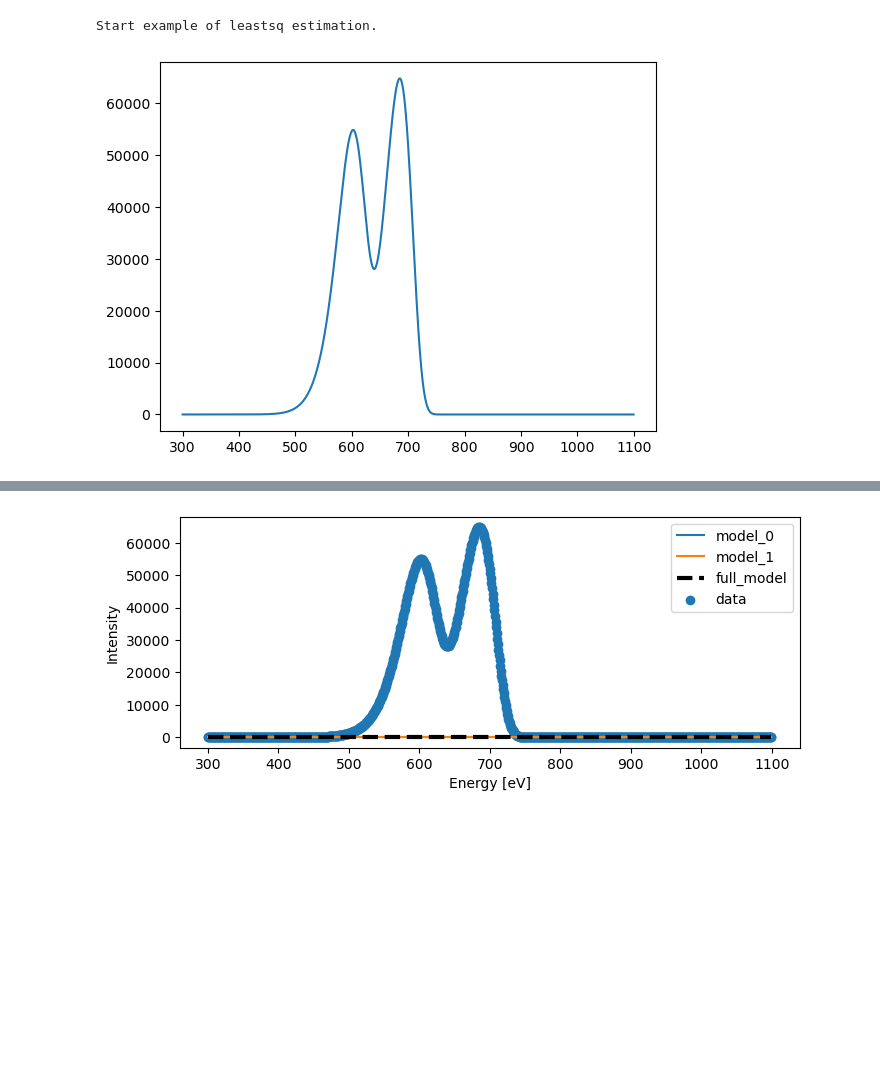
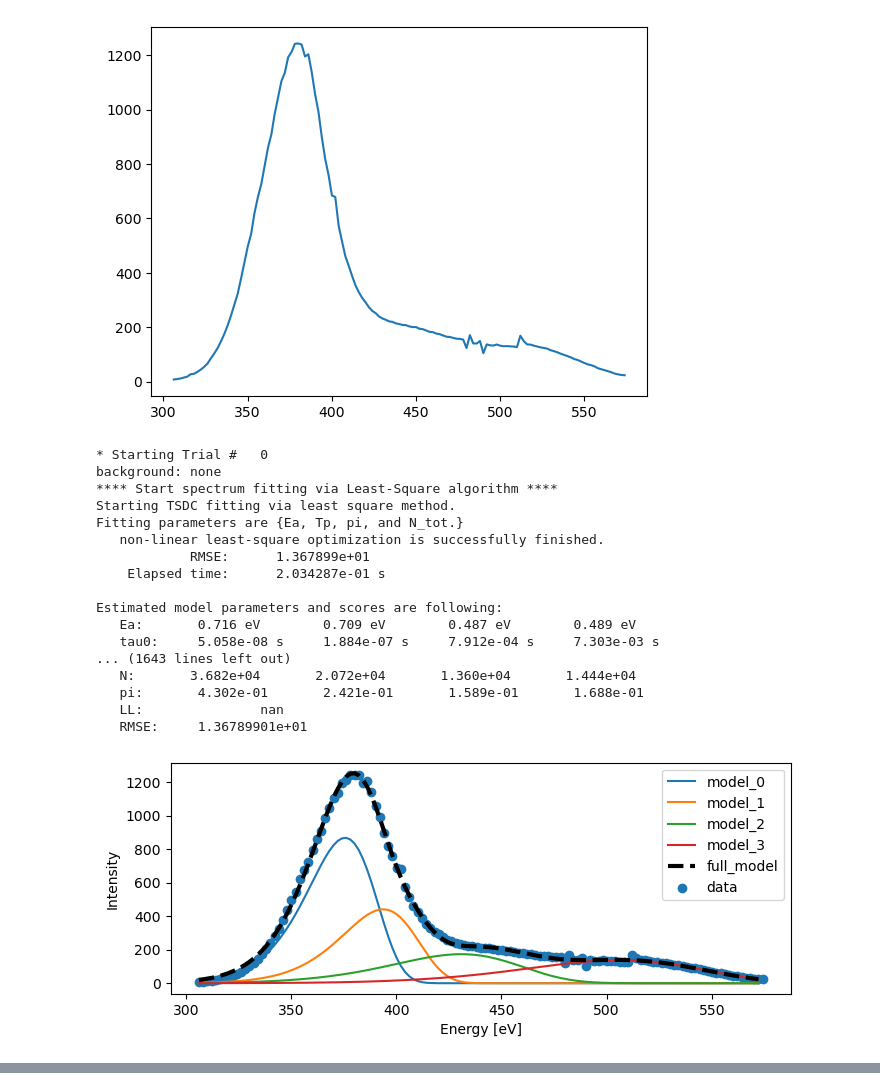
Before and after one commit to yasunobu-ando/EMPeaks, a Jupyter notebook: tsdc_test.ipynb, the cells around one changed output, grey strips where cells are left out. Drawn from its saved outputs; the diff is of its cells as text; code cells hidden in the pictures; blank space fills up the shorter version.

```diff
--- a/tsdc_test.ipynb
+++ b/tsdc_test.ipynb
@@ -4,10 +4,30 @@
 # %%
 from EMPeaks import TSDCMixture
 
 tsdc = TSDCMixture.TSDCMixtureModel()
-examples = TSDCMixture.Tests.Example(K=2)
+examples = TSDCMixture.Tests.Example(K=4)
 
-examples.leastsq()
+#examples.leastsq()
+#examples.adapted_em()
+#examples.leastsq_tau0()
+examples.experimental_data(4, "OHA_1.csv")
 # %% [output]
+[figure, new version]
-Start example of leastsq estimation.
+* Starting Trial #   0
+background: none
+**** Start spectrum fitting via Least-Square algorithm ****
+Starting TSDC fitting via least square method.
+Fitting parameters are {Ea, Tp, pi, and N_tot.}
+   non-linear least-square optimization is successfully finished.
+            RMSE:      1.367899e+01
+    Elapsed time:      2.034287e-01 s
+
+Estimated model parameters and scores are following:
+   Ea:       0.716 eV        0.709 eV        0.487 eV        0.489 eV
+   tau0:     5.058e-08 s     1.884e-07 s     7.912e-04 s     7.303e-03 s
+... (1643 lines left out)
+   N:       3.682e+04       2.072e+04       1.360e+04       1.444e+04
+   pi:       4.302e-01       2.421e-01       1.589e-01       1.688e-01
+   LL:               nan
+   RMSE:     1.36789901e+01
-[figure, old version]
+[figure, new version]
@@ -31 +50,0 @@ BIC:  17041.776577336943
-[figure, old version]
```
Also changed, not shown: parts of 5 cells of this notebook, 7 other files.
